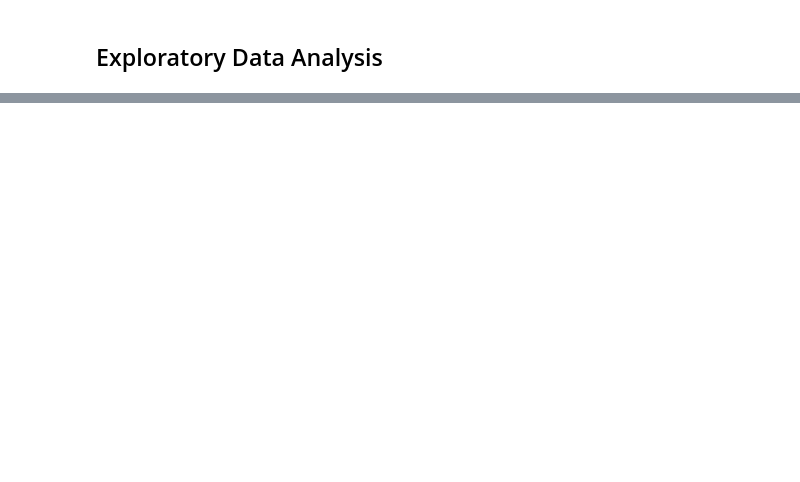
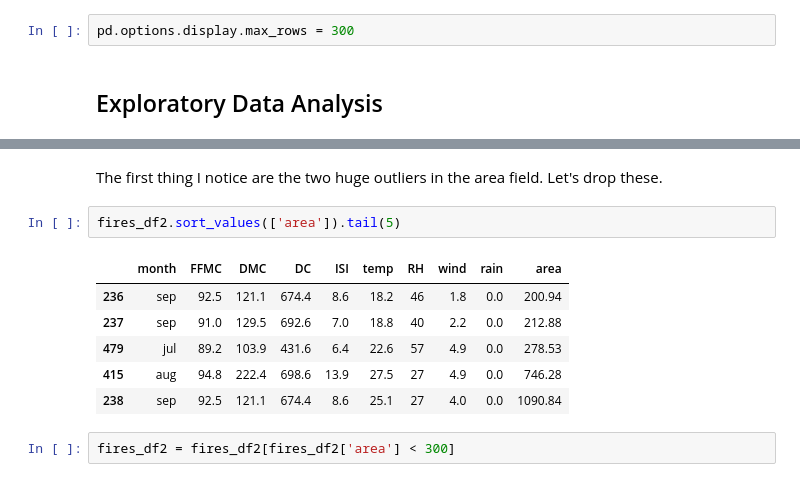
Before and after one commit to mas1/forest-fire-modeling, a Jupyter notebook: forest_fire_modeling.ipynb, the cells around one changed output, grey strips where cells are left out. Saved outputs shown, nothing was run; the diff lists cells and outputs as text; blank space fills up the shorter version.

```diff
--- a/forest_fire_modeling.ipynb
+++ b/forest_fire_modeling.ipynb
@@ -27,2 +41,4 @@ FileNotFoundError: ignored
+# %%
+pd.options.display.max_rows = 300
 # %% [markdown]
 ## Exploratory Data Analysis
@@ -28,0 +77,13 @@ FileNotFoundError: ignored
+# %% [markdown]
+The first thing I notice are the two huge outliers in the area field. Let's drop these.
+# %%
+fires_df2.sort_values(['area']).tail(5)
+# %% [output]
+|  | month | FFMC | DMC | DC | ISI | temp | RH | wind | rain | area |
+| 236 | sep | 92.5 | 121.1 | 674.4 | 8.6 | 18.2 | 46 | 1.8 | 0.0 | 200.94 |
+| 237 | sep | 91.0 | 129.5 | 692.6 | 7.0 | 18.8 | 40 | 2.2 | 0.0 | 212.88 |
+| 479 | jul | 89.2 | 103.9 | 431.6 | 6.4 | 22.6 | 57 | 4.9 | 0.0 | 278.53 |
+| 415 | aug | 94.8 | 222.4 | 698.6 | 13.9 | 27.5 | 27 | 4.9 | 0.0 | 746.28 |
+| 238 | sep | 92.5 | 121.1 | 674.4 | 8.6 | 25.1 | 27 | 4.0 | 0.0 | 1090.84 |
+# %%
+fires_df2 = fires_df2[fires_df2['area'] < 300]
```
Also changed, not shown: parts of 46 cells of this notebook, 1 other file.
